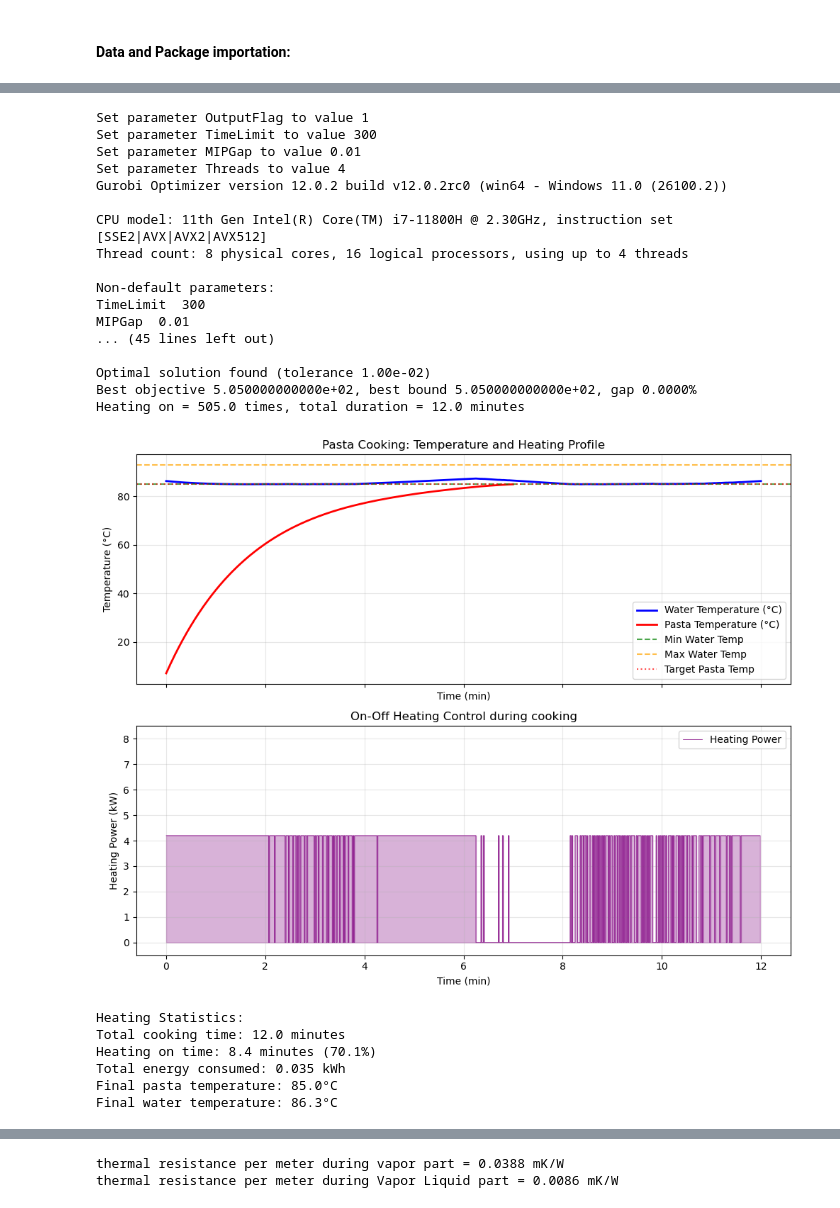
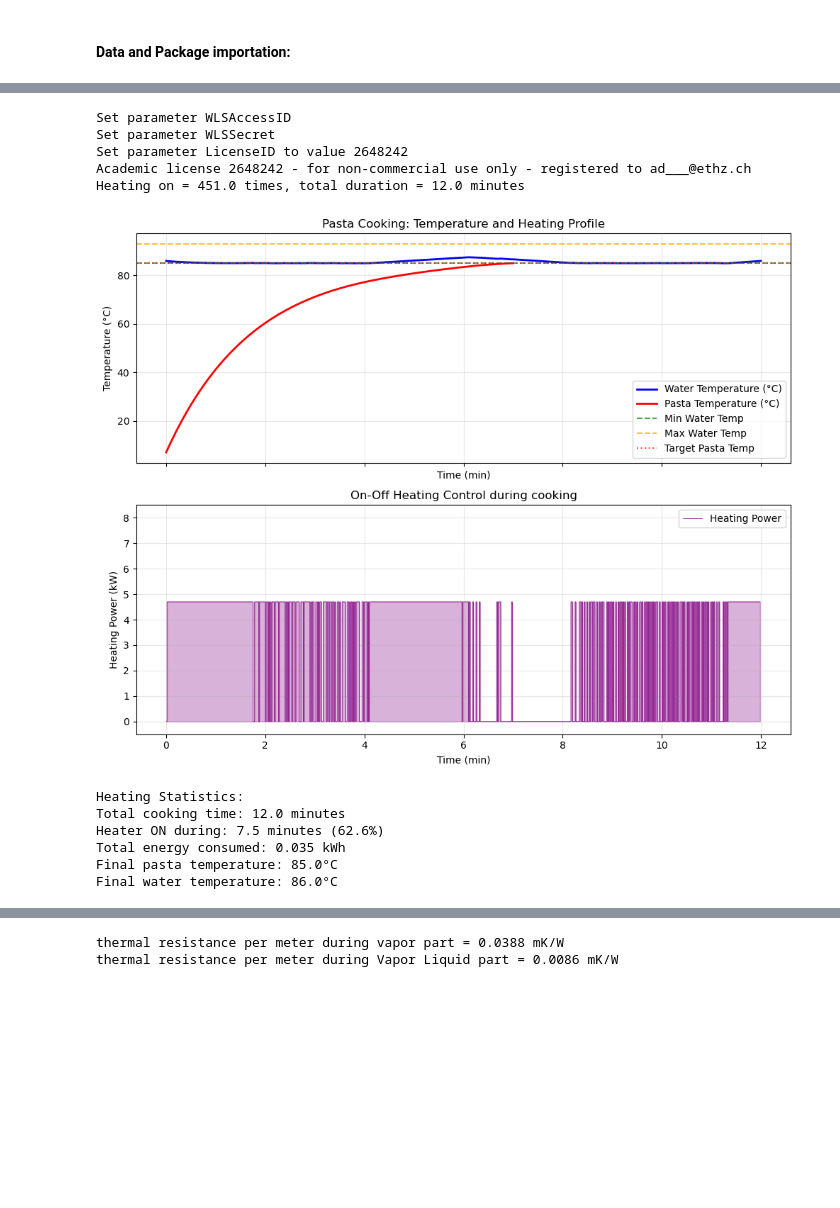
Before and after one commit to ElmayoGH/SHC-project, a Jupyter notebook: Main.ipynb, the cells around one changed output, grey strips where cells are left out. Cells and saved outputs as stored; diff of their text form; code cells hidden in the pictures; blank space fills up the shorter version.

```diff
--- a/Main.ipynb
+++ b/Main.ipynb
@@ -38,8 +37,8 @@ t_cook          = 7 * 60      # [s] cooking time per batch
 t_break         = 5 * 60      # [s] break between batches
 
 # === Thermal resistances ===
-r_env_water   = 30.0          # environment ↔ water
-r_water_pasta = 15.0          # water ↔ pasta
+r_env_water   = 30.0          #[K/Kw] environment  water
+r_water_pasta = 15.0          #[K/Kw] water  pasta
 
 # === Specific heats ===
 cp_water = 4.18            # [kJ/kg/K] water
@@ -65,7 +64,10 @@ width_available = 266
 d_o=0.0635 # outer tube diameter [m]
 d_i =0.0473 # inner tube diameter [m]
 d_w = 0.0008 # tube wall thickness [m]
-mw = 26.6*46.6*19.8*(10**-6)*1000 # mass of water in the condenser [kg]
+mw = 24.54 # =26.6*46.6*19.8*(10**-6)*1000  mass of water in the condenser [kg]
+delta_sc = 0 # We consider no supercooling in the condenser
 
-delta_sc = 0 # We consider no supercooling in the condenser
+# Electricity price
+Co2 = 0.017 #[kg CO2-eq/kWh]
+price =  0.07  # [CHF /kW]
 # %% [markdown]
@@ -80,10 +176,10 @@ def calc_WP(T, T_WP_on, T_WP_off, op_times, QHP):
         T_WP_on: turn-on temperature threshold [°C] (85°C)
         T_WP_off: turn-off temperature threshold [°C] (93°C)
         op_times: list to store operating durations
-        QHP: heat pump power when on [kW]
+        QHP:  power output when on [kW]
 
     Returns:
-        Q_WP: current heat pump power output [kW]
+        Q_WP: current power output [kW]
     """
     global WP, time  # WP=pump state (0/1), time=operation counter
 
@@ -93,7 +189,7 @@ def calc_WP(T, T_WP_on, T_WP_off, op_times, QHP):
         WP = 0                  # Maintain OFF state
 
     # === CASE 2: Pump OFF and temperature AT/BELOW turn-on threshold ===
-    if WP == 0 and T <= T_WP_on:
+    if WP == 0 and T <= T_WP_on+1: # Allow small tolerance for turn-on of 1°C
         Q_WP = QHP              # Switch pump ON
         WP = 1                  # Set state to ON
         time += 1               # Start counting operation time
@@ -385,19 +549,13 @@ Energy used: 2.807 kWh
 # %%
-import gurobipy as gp
-from gurobipy import GRB
-import pandas as pd
-import matplotlib.pyplot as plt
-import numpy as np
-P_max=4200
-def optimize_on_off_control_cooking(
+def optimized_on_off_control_cooking(
     m_w=24.54, c_w=4180.0,  # water mass [kg], heat capacity [J/(kg·K)]
     m_p=2.0, c_p=3500.0,   # pasta mass [kg], heat capacity [J/(kg·K)]
     R_env=30e-3,           # environmental resistance [K/W]
-    R_wp=15e-3,            # water↔pasta resistance [K/W]
+    R_wp=15e-3,            # water pasta resistance [K/W]
     T_inf=20.0,            # ambient [°C]
-    Tw0=86.35, Tp0=7.0,      # initial temperatures [°C]
+    Tw0=86, Tp0=7.0,      # initial temperatures [°C]
     T_w_min=85.0, T_w_max=93.0, T_p_target=85.0,
-    P_max=4200,          # max heating power [W]
+    P_max=4700,          # max heating power [W]
     duration=12*60.0, dt=1.0,  # total time [s], timestep [s]
     t_cook=7*60.0, t_break=5*60.0  # cooking time [s], break time [s]
     ):
@@ -405,7 +563,7 @@ def optimize_on_off_control_cooking(
 
     # Create model
     m = gp.Model("pasta_onoff")
-    m.setParam('OutputFlag', 1)
+    m.setParam('OutputFlag', 0)
     m.setParam('TimeLimit', 300)     # 5-minute time limit
     m.setParam('MIPGap', 0.01)       # 1% optimality gap
     m.setParam('Threads', 4)
@@ -460,11 +618,10 @@ def optimize_on_off_control_cooking(
         'Tw': Tw_opt,
         'Tp': Tp_plot,
         'dt': dt,
-        'duration': duration
-    }
+        'duration': duration}
 
 # Run optimization
-result = optimize_on_off_control_cooking()
+result = optimized_on_off_control_cooking()
 Tw = result['Tw']
 Tp = result['Tp']
 u_heating = result['u']  # heating on/off profile
@@ -475,7 +632,7 @@ t_heating = np.arange(0, duration, dt) / 60  # time for heating profile (one les
 print(f"Heating on = {np.sum(result['u'])} times, total duration = {duration/60:.1f} minutes")
 
 # Calculate actual heating power
-heating_power = u_heating * P_max / 1000  # Convert to kW for better scale
+heating_power = u_heating * P_max/1000   # Convert to kW for better scale
 
 # Plot temperatures and heating profile
 fig, (ax1, ax2) = plt.subplots(2, 1, figsize=(10, 8), sharex=True)
@@ -487,59 +644,48 @@ ax1.axhline(y=85, color='g', linestyle='--', alpha=0.7, label='Min Water Temp')
 ax1.axhline(y=93, color='orange', linestyle='--', alpha=0.7, label='Max Water Temp')
 ax1.axhline(y=85, color='r', linestyle=':', alpha=0.7, label='Target Pasta Temp')
 ax1.set_ylabel('Temperature (°C)')
 ax1.set_xlabel('Time (min)')
 ax1.set_title('Pasta Cooking: Temperature and Heating Profile')
 ax1.legend()
 ax1.grid(True, alpha=0.3)
 
 # Heating power plot
 ax2.step(t_heating, heating_power, 'purple', linewidth=0.5, where='post', label='Heating Power')
 ax2.fill_between(t_heating, 0, heating_power, step='post', alpha=0.3, color='purple')
 ax2.set_xlabel('Time (min)')
 ax2.set_ylabel('Heating Power (kW)')
 ax2.set_title('On-Off Heating Control during cooking')
 ax2.legend()
 ax2.grid(True, alpha=0.3)
 ax2.set_ylim(-0.5, 8.5)
 
+
 plt.tight_layout()
 plt.show()
 
 # Print some statistics
-total_energy_on_off = np.sum(heating_power) * dt / 60 / 1000  # kWh
+total_energy_on_off_opt = np.sum(heating_power) * dt / 60 / 1000  # kWh
 on_time = np.sum(u_heating) * dt / 60  # minutes
 efficiency = (on_time / (duration/60)) * 100  # percentage
 
 print(f"\nHeating Statistics:")
 print(f"Total cooking time: {duration/60:.1f} minutes")
-print(f"Heating on time: {on_time:.1f} minutes ({efficiency:.1f}%)")
-print(f"Total energy consumed: {total_energy_on_off:.3f} kWh")
+print(f"Heater ON during: {on_time:.1f} minutes ({efficiency:.1f}%)")
+print(f"Total energy consumed: {total_energy_on_off_opt:.3f} kWh")
 print(f"Final pasta temperature: {Tp[420]:.1f}°C")
 print(f"Final water temperature: {Tw[-1]:.1f}°C")
 # %% [output]
-Set parameter OutputFlag to value 1
-Set parameter TimeLimit to value 300
-Set parameter MIPGap to value 0.01
-Set parameter Threads to value 4
-Gurobi Optimizer version 12.0.2 build v12.0.2rc0 (win64 - Windows 11.0 (26100.2))
-
-CPU model: 11th Gen Intel(R) Core(TM) i7-11800H @ 2.30GHz, instruction set [SSE2|AVX|AVX2|AVX512]
-Thread count: 8 physical cores, 16 logical processors, using up to 4 threads
-
-Non-default parameters:
-TimeLimit  300
-MIPGap  0.01
-... (45 lines left out)
-
-Optimal solution found (tolerance 1.00e-02)
-Best objective 5.050000000000e+02, best bound 5.050000000000e+02, gap 0.0000%
-Heating on = 505.0 times, total duration = 12.0 minutes
+Set parameter WLSAccessID
+Set parameter WLSSecret
+Set parameter LicenseID to value 2648242
+Academic license 2648242 - for non-commercial use only - registered to ad___@ethz.ch
+Heating on = 451.0 times, total duration = 12.0 minutes
-[figure, old version]
+[figure, new version]
 Heating Statistics:
 Total cooking time: 12.0 minutes
-Heating on time: 8.4 minutes (70.1%)
+Heater ON during: 7.5 minutes (62.6%)
 Total energy consumed: 0.035 kWh
 Final pasta temperature: 85.0°C
-Final water temperature: 86.3°C
+Final water temperature: 86.0°C
 # %%
 # calculate the total energy consumption of the cooker
```
Also changed, not shown: parts of 34 cells of this notebook.
